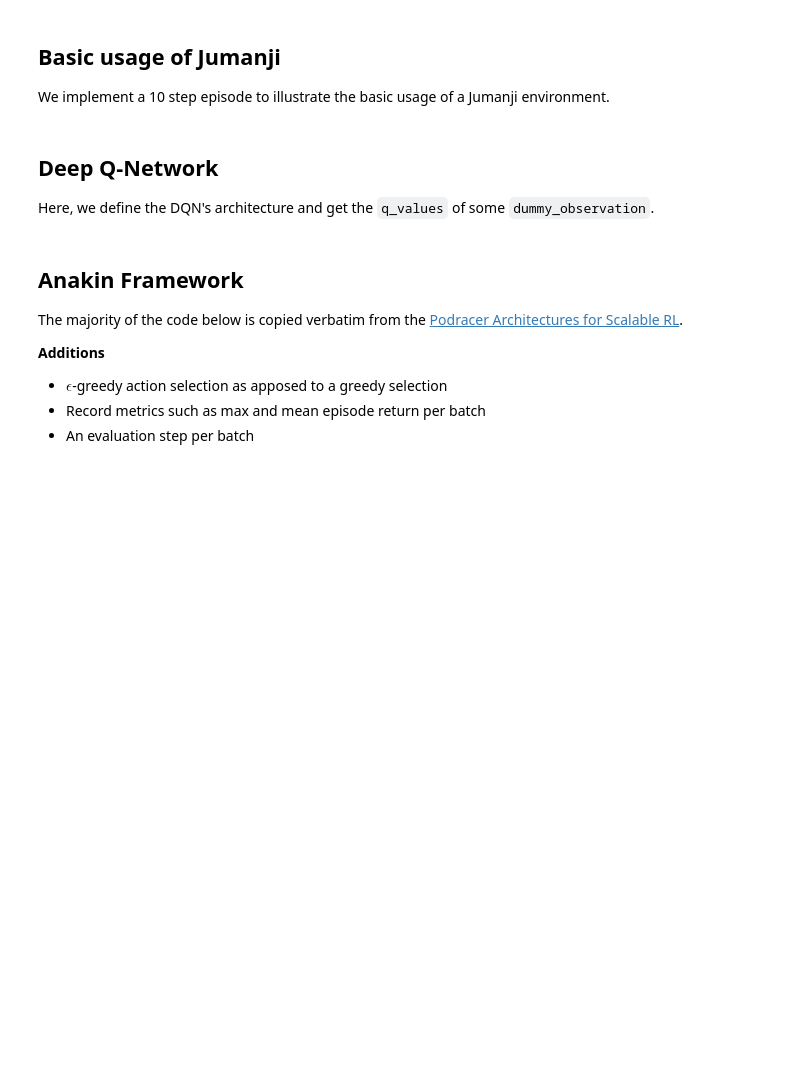
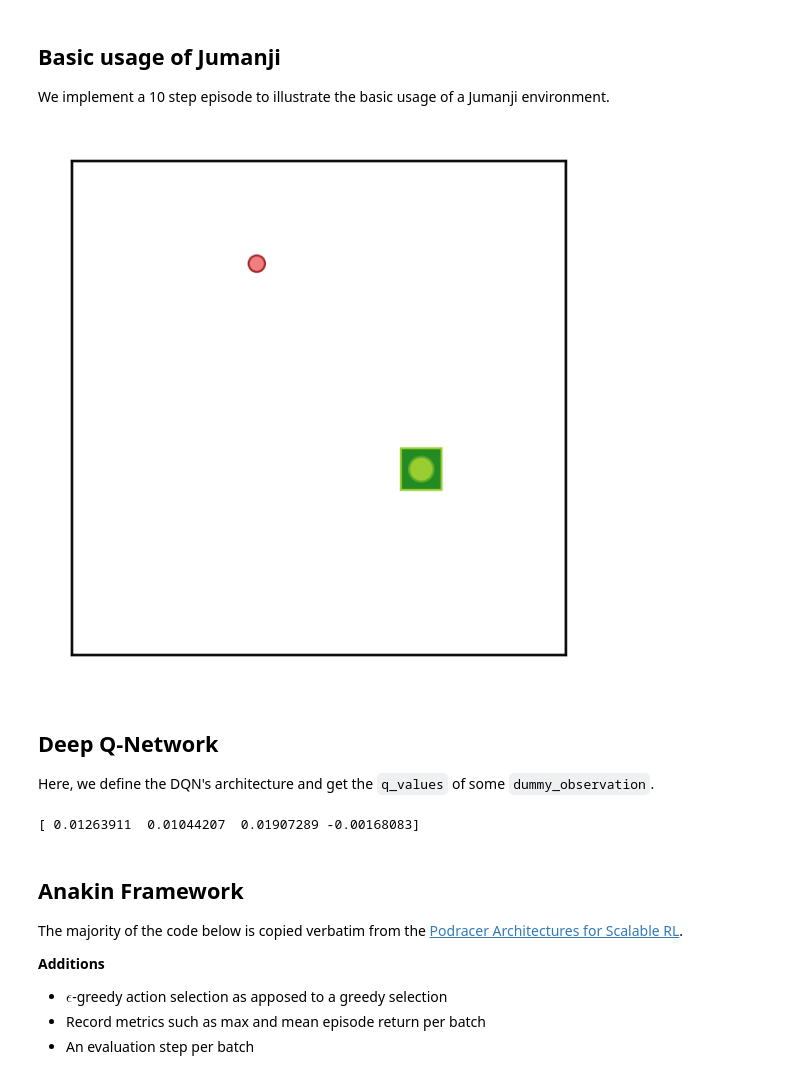
Before and after one commit to instadeepai/jumanji, a Jupyter notebook: examples/snake.ipynb, the cells around one changed output. Saved outputs shown, nothing was run; the diff lists cells and outputs as text; code cells hidden in the pictures; blank space fills up the shorter version.

```diff
--- a/examples/snake.ipynb
+++ b/examples/snake.ipynb
@@ -89,44 +96,45 @@ We implement a 10 step episode to illustrate the basic usage of a Jumanji enviro
 # %%
 # initialise environment
 env = jumanji.make("Snake-v1")
 num_actions = env.action_spec().num_values
 
 # generate PRNG key for randomness
-key = jax.random.PRNGKey(0)
+rng = jax.random.PRNGKey(0)
 
 # reset the environment and receive the initial state and timestep
-state, timestep = env.reset(key)
+state, timestep = env.reset(rng)
 
 # jit environment step function
 env_step = jax.jit(env.step)
 
 # run episode for 10 steps
 done = False
 transitions = 0
 while not done and transitions < 10:
-
     # generate new key
-    key, subkey = jax.random.split(key)
+    rng, _ = jax.random.split(rng)
 
     # select action randomly
-    action = jax.random.randint(subkey, (), 0, num_actions)
+    action = jax.random.randint(rng, (), 0, num_actions)
 
     # transition to next state
     state, timestep = env_step(state, action)
     transitions += 1
 
     # validate action
     done = not timestep.discount
 
     # render environment
     env.render(state)
+# %% [output]
+[figure, added]
 # %% [markdown]
 ## Deep Q-Network
 Here, we define the DQN's architecture and get the `q_values` of some `dummy_observation`.
 # %%
 def build_dqn(
     num_outputs: int,
-    mlp_units: Tuple[int] = (128,64),
+    mlp_units: Tuple[int] = (128, 64),
     conv_n_channels: int = 32,
     time_limit: int = 5000,
 ):
@@ -171,9 +179,7 @@ def build_dqn(
 DQN = build_dqn(num_outputs=num_actions)
 
 # initial DQN with a dummy observation
-initial_parameters = DQN.init(
-    key, timestep.observation
-)
+initial_parameters = DQN.init(rng, timestep.observation)
 
 # jit apply method
 model_apply = jax.jit(DQN.apply)
@@ -182,6 +188,8 @@ model_apply = jax.jit(DQN.apply)
 q_values = model_apply(initial_parameters, timestep.observation)
 
 print(q_values)
+# %% [output]
+[ 0.01263911  0.01044207  0.01907289 -0.00168083]
 # %% [markdown]
 ## Anakin Framework
 The majority of the code below is copied verbatim from the [Podracer Architectures for Scalable RL](https://colab.research.google.com/drive/1974D-qP17fd5mLxy6QZv-ic4yxlPJp-G?usp=sharing#scrollTo=mGSmAiCHJsas).
```
Also changed, not shown: parts of 9 cells of this notebook.
